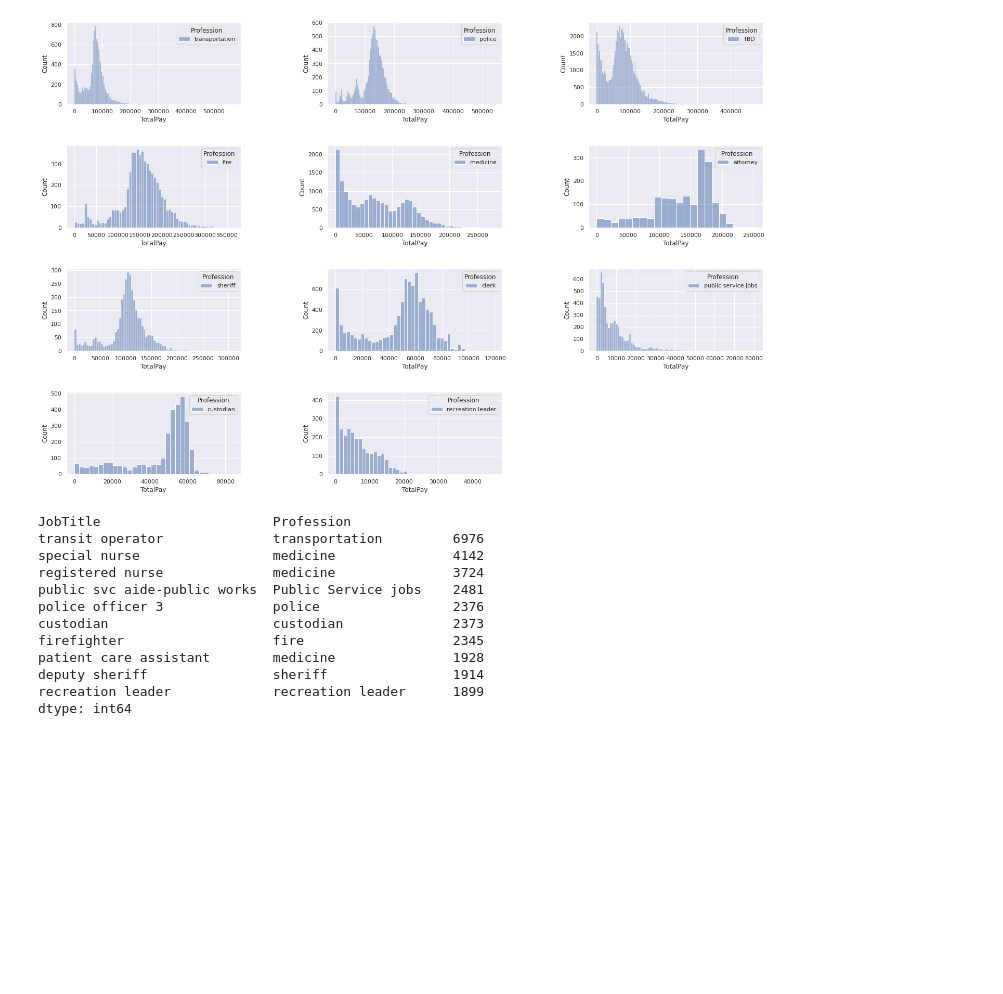
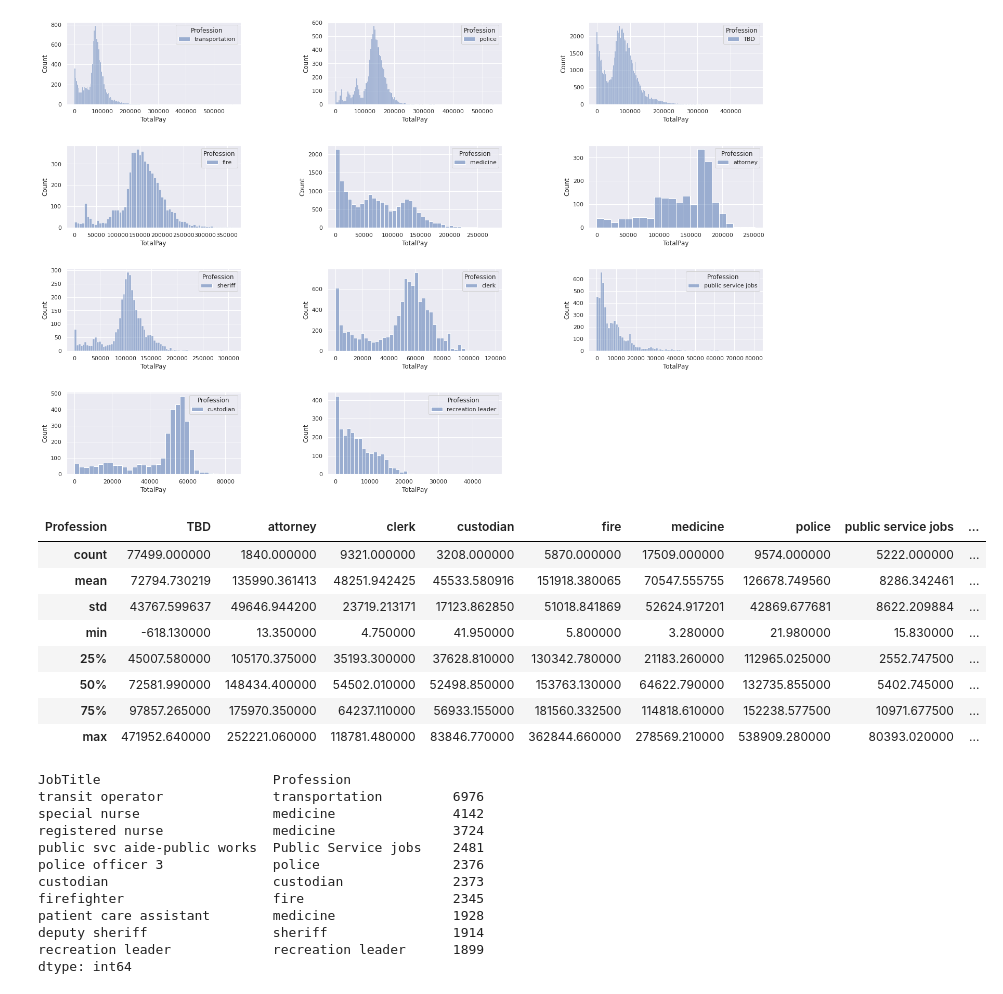
Before and after one commit to savitskaya-om/python, a Jupyter notebook: project/PROJECT.ipynb, the cells around one changed output. Saved outputs shown, nothing was run; the diff lists cells and outputs as text; code cells hidden in the pictures; blank space fills up the shorter version.

```diff
--- a/project/PROJECT.ipynb
+++ b/project/PROJECT.ipynb
@@ -290,6 +290,19 @@ for i, prof in enumerate(sal.Profession.unique()):
 plt.subplots_adjust(wspace=0.5,hspace=0.5)
 # %% [output]
 [figure]
+# %%
+sal_wide = pd.pivot_table (sal, index = 'Id', values = 'TotalPay', columns = 'Profession',  aggfunc=np.sum)
+sal_wide.describe()
+# %% [output]
+| Profession | TBD | attorney | clerk | custodian | fire | medicine | police | public service jobs | ... |
+| count | 77499.000000 | 1840.000000 | 9321.000000 | 3208.000000 | 5870.000000 | 17509.000000 | 9574.000000 | 5222.000000 | ... |
+| mean | 72794.730219 | 135990.361413 | 48251.942425 | 45533.580916 | 151918.380065 | 70547.555755 | 126678.749560 | 8286.342461 | ... |
+| std | 43767.599637 | 49646.944200 | 23719.213171 | 17123.862850 | 51018.841869 | 52624.917201 | 42869.677681 | 8622.209884 | ... |
+| min | -618.130000 | 13.350000 | 4.750000 | 41.950000 | 5.800000 | 3.280000 | 21.980000 | 15.830000 | ... |
+| 25% | 45007.580000 | 105170.375000 | 35193.300000 | 37628.810000 | 130342.780000 | 21183.260000 | 112965.025000 | 2552.747500 | ... |
+| 50% | 72581.990000 | 148434.400000 | 54502.010000 | 52498.850000 | 153763.130000 | 64622.790000 | 132735.855000 | 5402.745000 | ... |
+| 75% | 97857.265000 | 175970.350000 | 64237.110000 | 56933.155000 | 181560.332500 | 114818.610000 | 152238.577500 | 10971.677500 | ... |
+| max | 471952.640000 | 252221.060000 | 118781.480000 | 83846.770000 | 362844.660000 | 278569.210000 | 538909.280000 | 80393.020000 | ... |
 # %%
 sal.loc[sal["Benefits"]>0,["JobTitle","Profession"]].value_counts().head(10)
 # %% [output]
```
Also changed, not shown: parts of 1 cell of this notebook.
